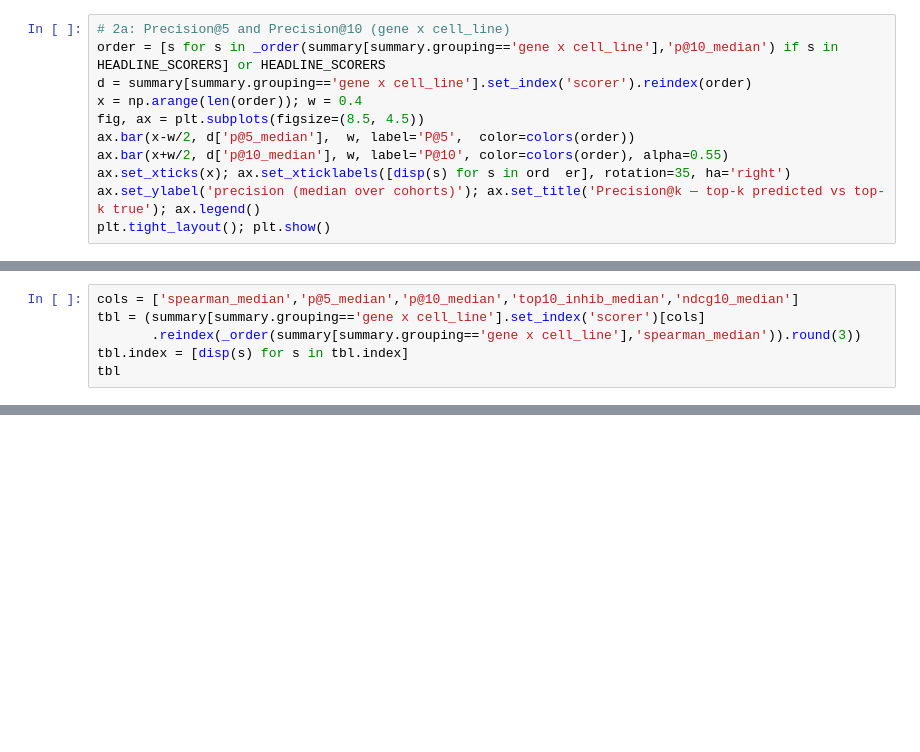
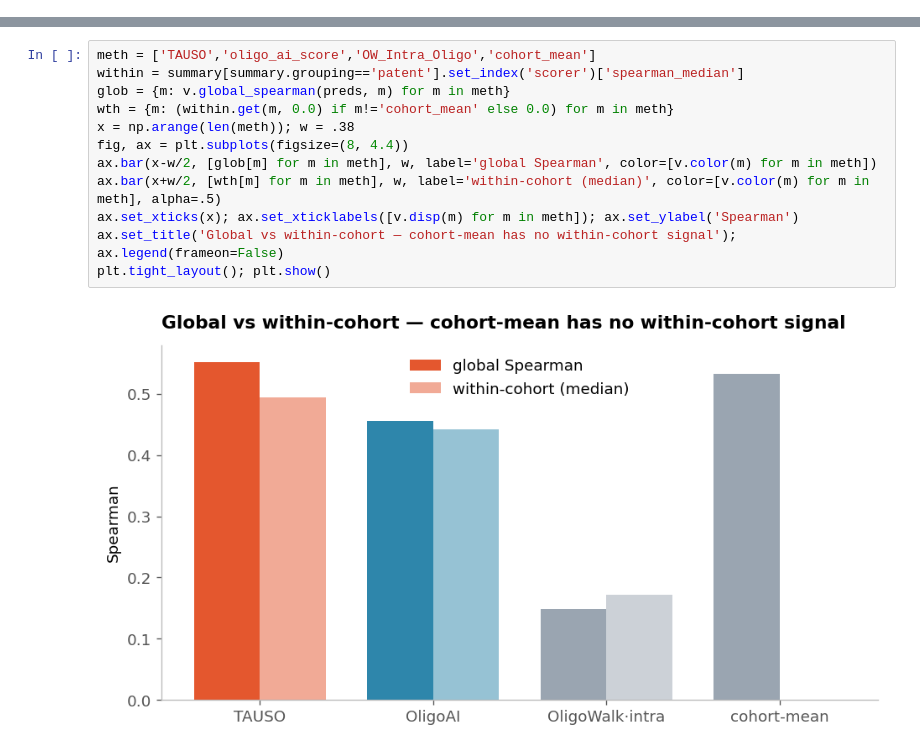
Before and after one commit to RedPenguin100/TAUSO, a Jupyter notebook: notebooks/graphs/models/model_comparison.ipynb, the cells around one changed output, grey strips where cells are left out. Drawn from its saved outputs; the diff is of its cells as text; blank space fills up the shorter version.

```diff
--- a/notebooks/graphs/models/model_comparison.ipynb
+++ b/notebooks/graphs/models/model_comparison.ipynb
@@ -125,11 +41,0 @@ For picking a handful of candidates: are the predicted-best oligos actually pote
-# %%
-# 2a: Precision@5 and Precision@10 (gene x cell_line)
-order = [s for s in _order(summary[summary.grouping=='gene x cell_line'],'p@10_median') if s in HEADLINE_SCORERS] or HEADLINE_SCORERS
-d = summary[summary.grouping=='gene x cell_line'].set_index('scorer').reindex(order)
-x = np.arange(len(order)); w = 0.4
-fig, ax = plt.subplots(figsize=(8.5, 4.5))
-ax.bar(x-w/2, d['p@5_median'],  w, label='P@5',  color=colors(order))
-ax.bar(x+w/2, d['p@10_median'], w, label='P@10', color=colors(order), alpha=0.55)
-ax.set_xticks(x); ax.set_xticklabels([disp(s) for s in ord  er], rotation=35, ha='right')
-ax.set_ylabel('precision (median over cohorts)'); ax.set_title('Precision@k — top-k predicted vs top-k true'); ax.legend()
-plt.tight_layout(); plt.show()
@@ -165,6 +41,0 @@ plt.tight_layout(); plt.show()
-# %%
-cols = ['spearman_median','p@5_median','p@10_median','top10_inhib_median','ndcg10_median']
-tbl = (summary[summary.grouping=='gene x cell_line'].set_index('scorer')[cols]
-       .reindex(_order(summary[summary.grouping=='gene x cell_line'],'spearman_median')).round(3))
-tbl.index = [disp(s) for s in tbl.index]
-tbl
@@ -183,0 +46,14 @@ tbl
+# %%
+meth = ['TAUSO','oligo_ai_score','OW_Intra_Oligo','cohort_mean']
+within = summary[summary.grouping=='patent'].set_index('scorer')['spearman_median']
+glob = {m: v.global_spearman(preds, m) for m in meth}
+wth = {m: (within.get(m, 0.0) if m!='cohort_mean' else 0.0) for m in meth}
+x = np.arange(len(meth)); w = .38
+fig, ax = plt.subplots(figsize=(8, 4.4))
+ax.bar(x-w/2, [glob[m] for m in meth], w, label='global Spearman', color=[v.color(m) for m in meth])
+ax.bar(x+w/2, [wth[m] for m in meth], w, label='within-cohort (median)', color=[v.color(m) for m in meth], alpha=.5)
+ax.set_xticks(x); ax.set_xticklabels([v.disp(m) for m in meth]); ax.set_ylabel('Spearman')
+ax.set_title('Global vs within-cohort — cohort-mean has no within-cohort signal'); ax.legend(frameon=False)
+plt.tight_layout(); plt.show()
+# %% [output]
+[figure, added]
```
Also changed, not shown: parts of 24 cells of this notebook, 8 other files.
